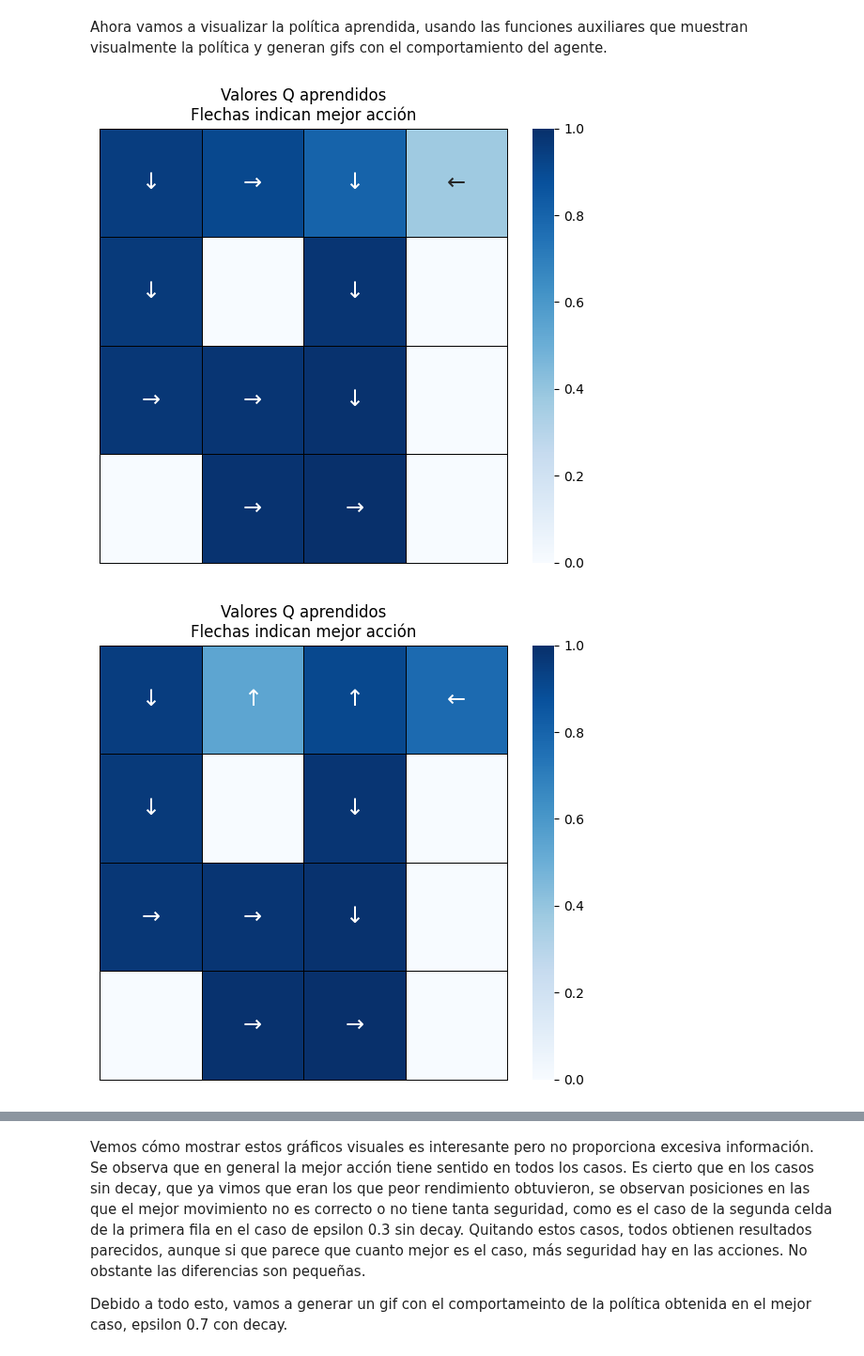
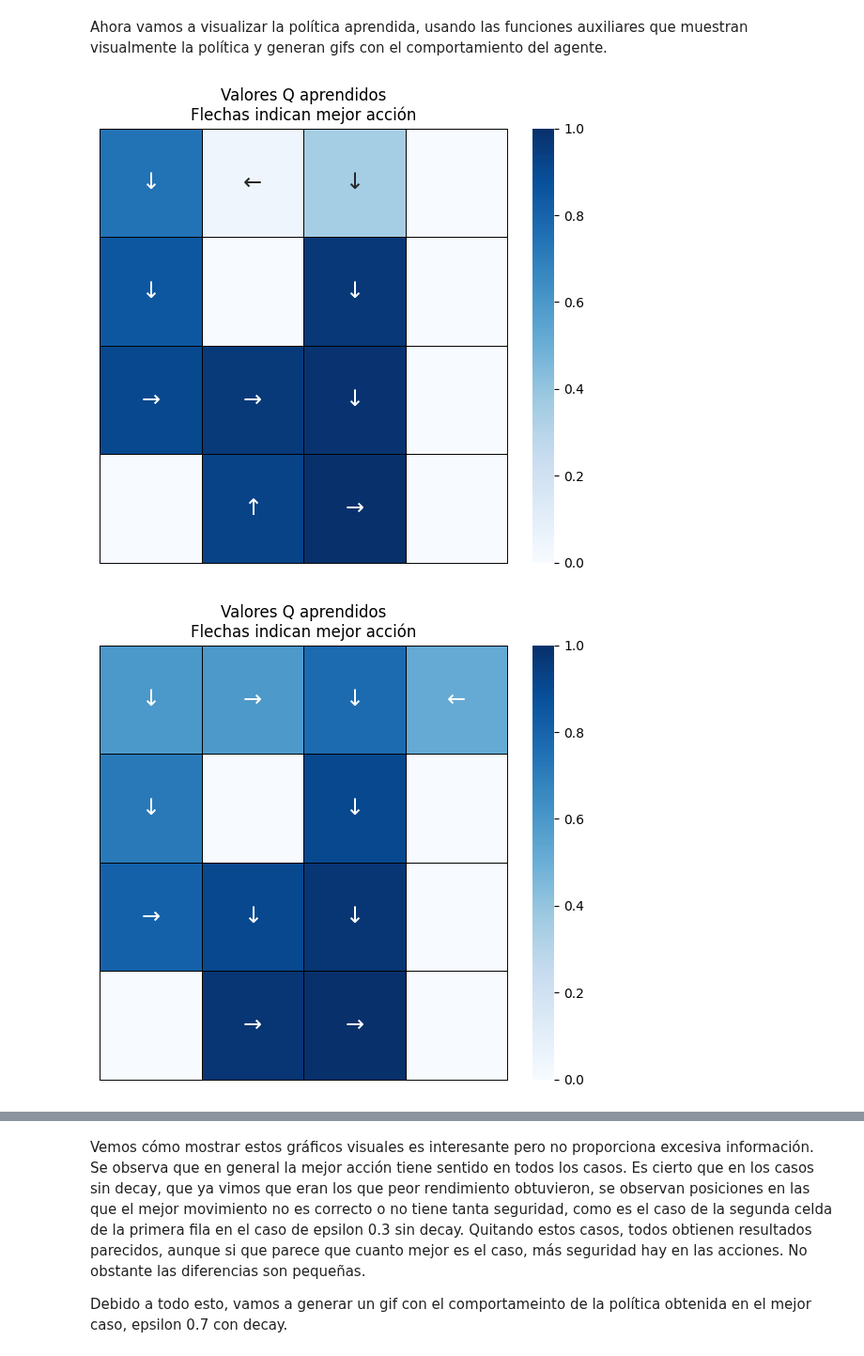
Before and after one commit to angelms2003/FernandezMartinezPolo-EML-RL, a Jupyter notebook: Entornos_Complejos/MonteCarlo_OnPolicy.ipynb, the cells around one changed output, grey strips where cells are left out. Shown at 94% size. Saved outputs shown, nothing was run; the diff lists cells and outputs as text; code cells hidden in the pictures.

```diff
--- a/Entornos_Complejos/MonteCarlo_OnPolicy.ipynb
+++ b/Entornos_Complejos/MonteCarlo_OnPolicy.ipynb
@@ -608,13 +608,13 @@ En conclusión, el análisis conjunto pone de manifiesto que no basta con observ
 Ahora vamos a visualizar la política aprendida, usando las funciones auxiliares que muestran visualmente la política y generan gifs con el comportamiento del agente.
 # %%
 env4x4.reset(seed=SEED)
-visualize_q_policy(agent_03_decay.get_q_values(), 4)
+visualize_q_policy(agent_02_decay.get_q_values(), 4)
 # %% [output]
-[figure, old version]
+[figure, new version]
 # %%
 env4x4.reset(seed=SEED)
-visualize_q_policy(agent_03_nodecay.get_q_values(), 4)
+visualize_q_policy(agent_02_nodecay.get_q_values(), 4)
 # %% [output]
-[figure, old version]
+[figure, new version]
 # %%
 env4x4.reset(seed=SEED)
```
Also changed, not shown: parts of 14 cells of this notebook, 1 other file.
